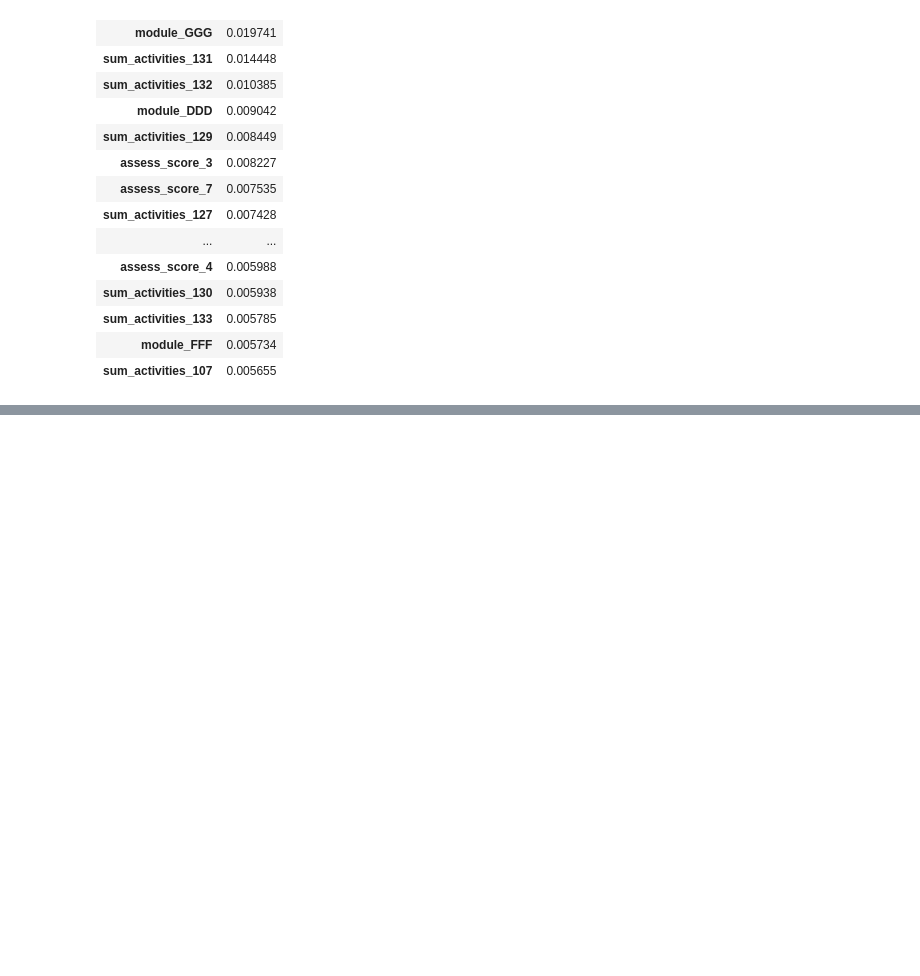
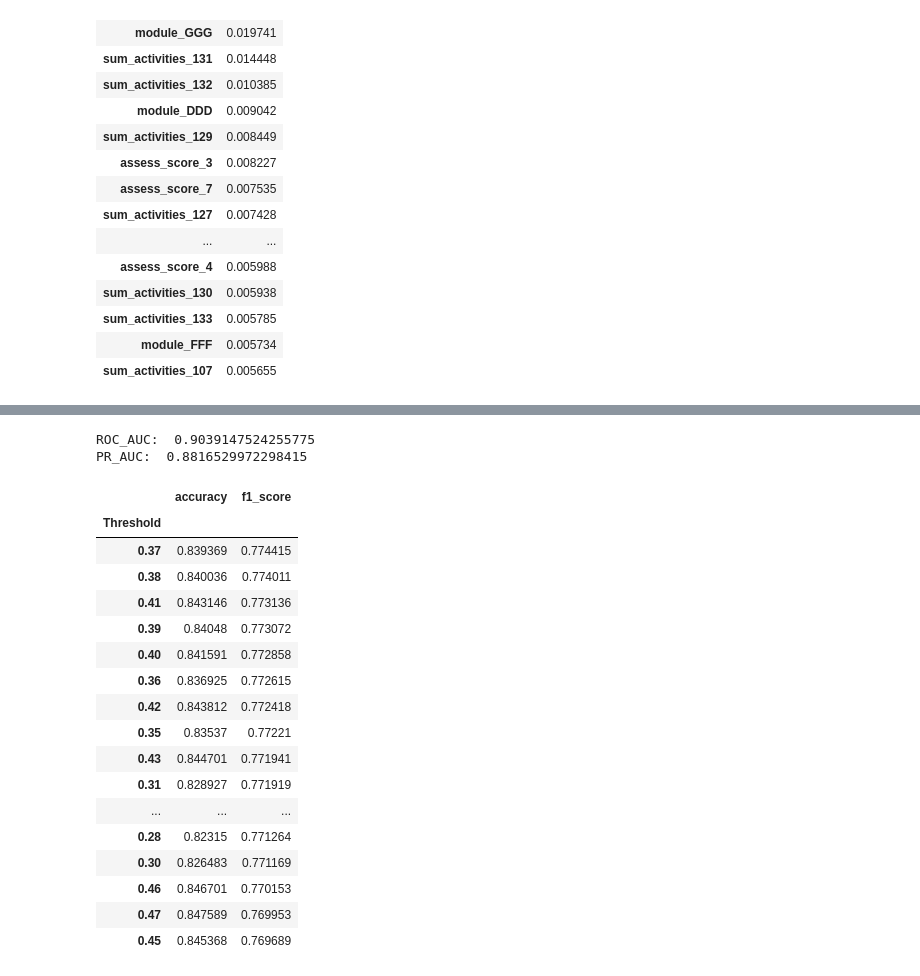
Before and after one commit to Caellwyn/ou_student_predictions, a Jupyter notebook: notebooks/shallow_timeseries_models.ipynb, the cells around one changed output, grey strips where cells are left out. Cells and saved outputs as stored; diff of their text form; code cells hidden in the pictures; blank space fills up the shorter version.

```diff
--- a/notebooks/shallow_timeseries_models.ipynb
+++ b/notebooks/shallow_timeseries_models.ipynb
@@ -213,0 +256,40 @@ plot_confusion_matrix(model, X_test, y_test, cmap='Greens')
+# %%
+thresh_accuracy = pd.DataFrame(columns= ['accuracy', 'f1_score'],
+                              index = [x/100 for x in range(60,80)])
+
+thresh_accuracy.index.name = 'Threshold'
+for thresh in range(10, 90):
+    thresh /= 100
+    yhat = pd.Series(y_score).apply(lambda x: 1 if x >= thresh else 0)
+    accuracy = accuracy_score(y_val, yhat)
+    f1 = f1_score(y_val, yhat)
+    roc = roc_auc_score(y_val, y_score)
+    pr = average_precision_score(y_val, y_score)
+    thresh_accuracy.loc[thresh, 'accuracy'] = accuracy
+    thresh_accuracy.loc[thresh, 'f1_score'] = f1
+
+print('ROC_AUC: ', roc)
+print('PR_AUC: ', pr)
+thresh_accuracy = thresh_accuracy.sort_values(by='f1_score', ascending=False)
+thresh_accuracy.head(20)
+# %% [output]
+ROC_AUC:  0.9039147524255775
+PR_AUC:  0.8816529972298415
+|  | accuracy | f1_score |
+| Threshold |  |  |
+| 0.37 | 0.839369 | 0.774415 |
+| 0.38 | 0.840036 | 0.774011 |
+| 0.41 | 0.843146 | 0.773136 |
+| 0.39 | 0.84048 | 0.773072 |
+| 0.40 | 0.841591 | 0.772858 |
+| 0.36 | 0.836925 | 0.772615 |
+| 0.42 | 0.843812 | 0.772418 |
+| 0.35 | 0.83537 | 0.77221 |
+| 0.43 | 0.844701 | 0.771941 |
+| 0.31 | 0.828927 | 0.771919 |
+| ... | ... | ... |
+| 0.28 | 0.82315 | 0.771264 |
+| 0.30 | 0.826483 | 0.771169 |
+| 0.46 | 0.846701 | 0.770153 |
+| 0.47 | 0.847589 | 0.769953 |
+| 0.45 | 0.845368 | 0.769689 |
```
Also changed, not shown: parts of 16 cells of this notebook, 6 other files.
